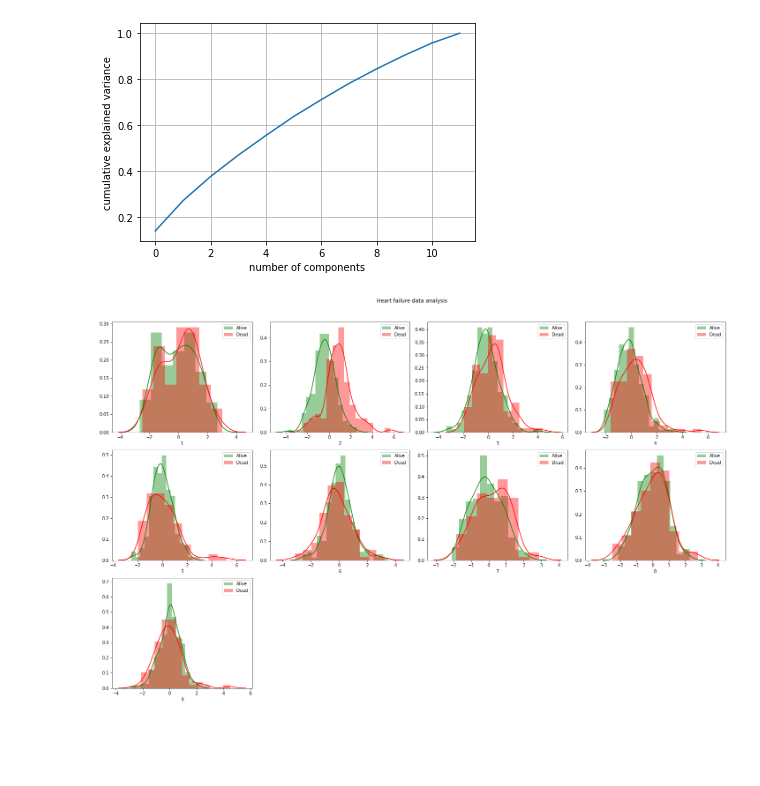
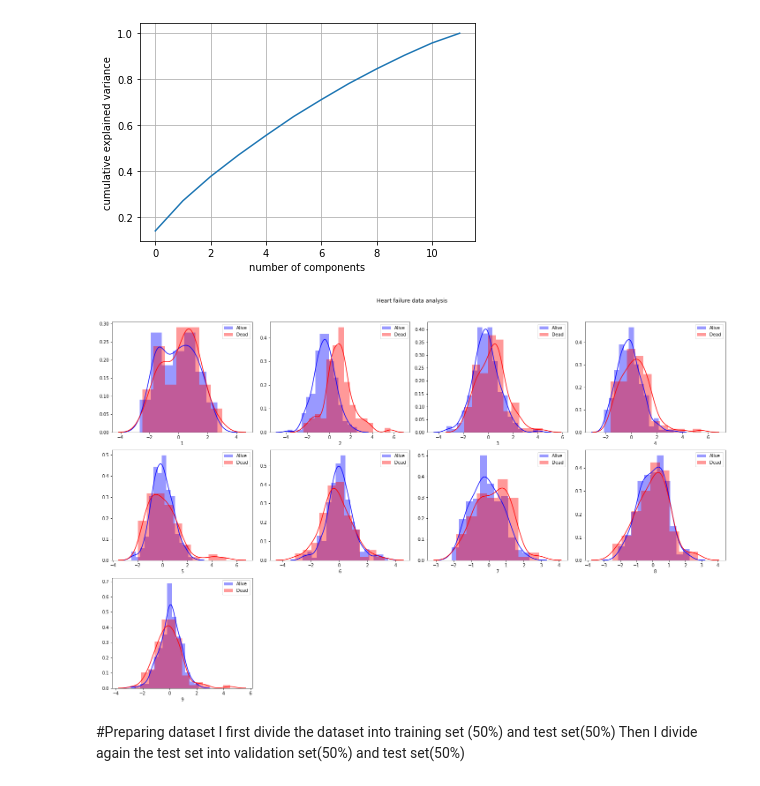
Before and after one commit to ele9996/Heart-failure-clinical-records-analysis, a Jupyter notebook: main.ipynb, the cells around one changed output. Saved outputs shown, nothing was run; the diff lists cells and outputs as text; code cells hidden in the pictures; blank space fills up the shorter version.

Commit message:
Dataset Split

```diff
--- a/main.ipynb
+++ b/main.ipynb
@@ -90,17 +92,21 @@ finalDf = pd.concat([principalDf, df[['DEATH_EVENT']]], axis = 1)
 # %%
 #Visualizing the selected features
 
 fig = plt.figure(figsize = (20, 25))
 j = 0
 for i in principalDf.columns:
     plt.subplot(6, 4, j+1)
     j += 1
-    sns.distplot(principalDf[i][df['DEATH_EVENT']==0], color='g', label = 'Alive')
+    sns.distplot(principalDf[i][df['DEATH_EVENT']==0], color='b', label = 'Alive')
     sns.distplot(principalDf[i][df['DEATH_EVENT']==1], color='r', label = 'Dead')
     plt.legend(loc='best')
 fig.suptitle('Heart failure data analysis')
 fig.tight_layout()
 fig.subplots_adjust(top=0.95)
 plt.show()
 # %% [output]
-[figure, old version]
+[figure, new version]
+# %% [markdown]
+#Preparing dataset
+I first divide the dataset into training set (50%) and test set(50%)
+Then I divide again the test set into validation set(50%) and test set(50%)
```
Also changed, not shown: parts of 4 cells of this notebook.
